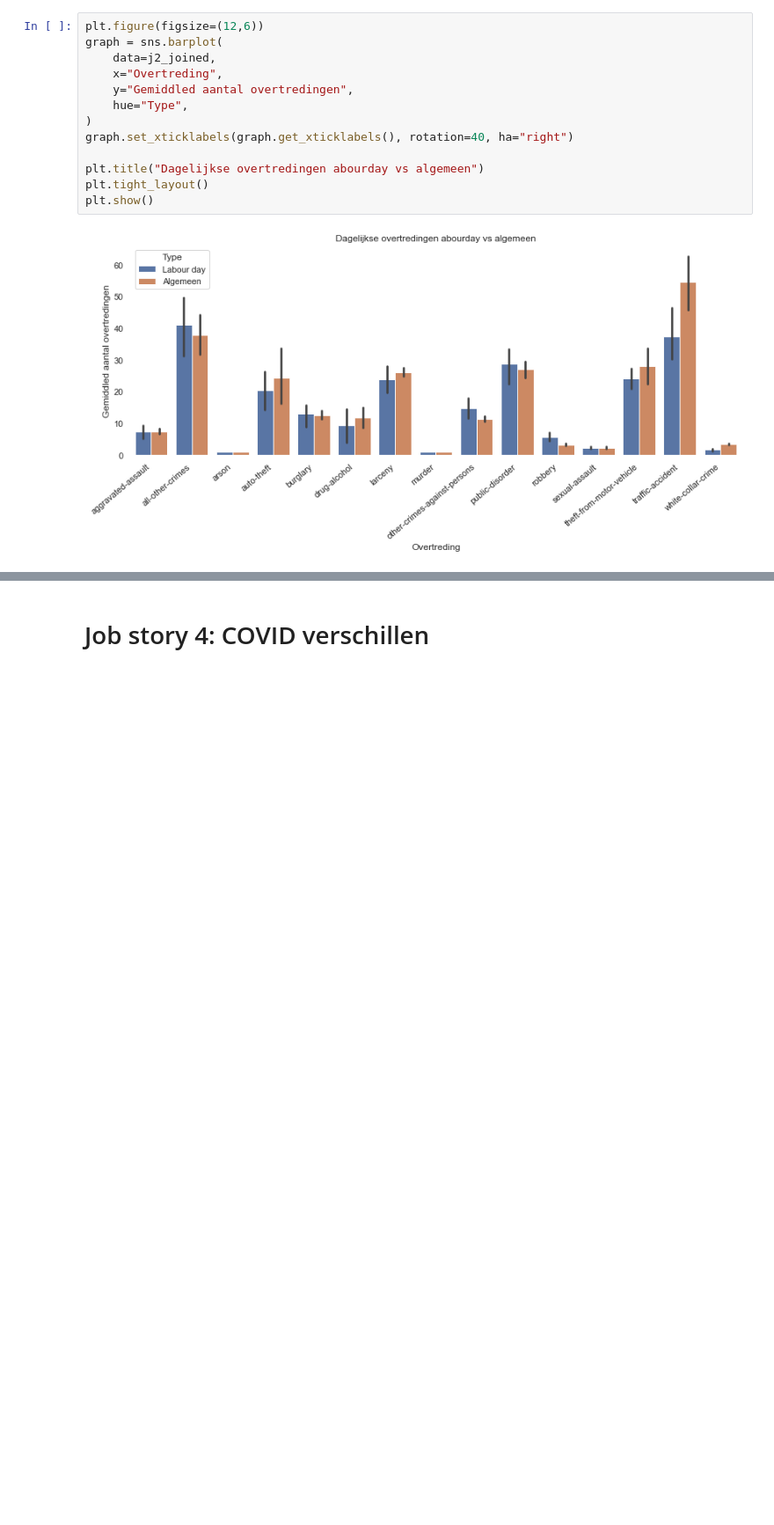
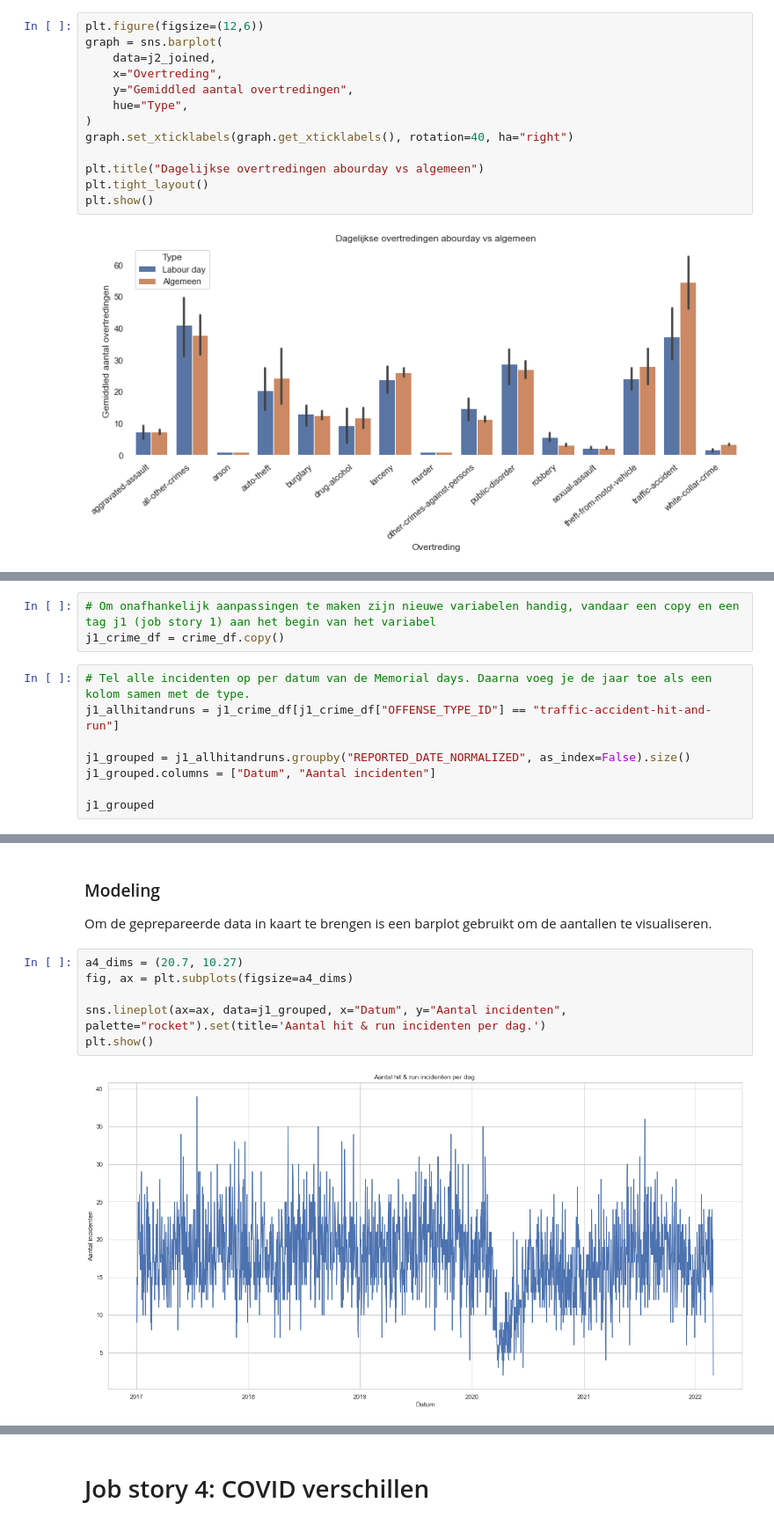
Before and after one commit to KolmschateS/poc-crime, a Jupyter notebook: analyses.ipynb, the cells around one changed output, grey strips where cells are left out. Shown at 88% size. Cells and saved outputs as stored; diff of their text form; blank space fills up the shorter version.

```diff
--- a/analyses.ipynb
+++ b/analyses.ipynb
@@ -848,0 +862,11 @@ plt.show()
+# %%
+# Om onafhankelijk aanpassingen te maken zijn nieuwe variabelen handig, vandaar een copy en een tag j1 (job story 1) aan het begin van het variabel
+j1_crime_df = crime_df.copy()
+# %%
+# Tel alle incidenten op per datum van de Memorial days. Daarna voeg je de jaar toe als een kolom samen met de type.
+j1_allhitandruns = j1_crime_df[j1_crime_df["OFFENSE_TYPE_ID"] == "traffic-accident-hit-and-run"]
+
+j1_grouped = j1_allhitandruns.groupby("REPORTED_DATE_NORMALIZED", as_index=False).size()
+j1_grouped.columns = ["Datum", "Aantal incidenten"]
+
+j1_grouped
@@ -848,0 +887,12 @@ plt.show()
+# %% [markdown]
+### Modeling
+
+Om de geprepareerde data in kaart te brengen is een barplot gebruikt om de aantallen te visualiseren.
+# %%
+a4_dims = (20.7, 10.27)
+fig, ax = plt.subplots(figsize=a4_dims)
+
+sns.lineplot(ax=ax, data=j1_grouped, x="Datum", y="Aantal incidenten", palette="rocket").set(title='Aantal hit & run incidenten per dag.')
+plt.show()
+# %% [output]
+[figure, added]
```
Also changed, not shown: parts of 12 cells of this notebook.
